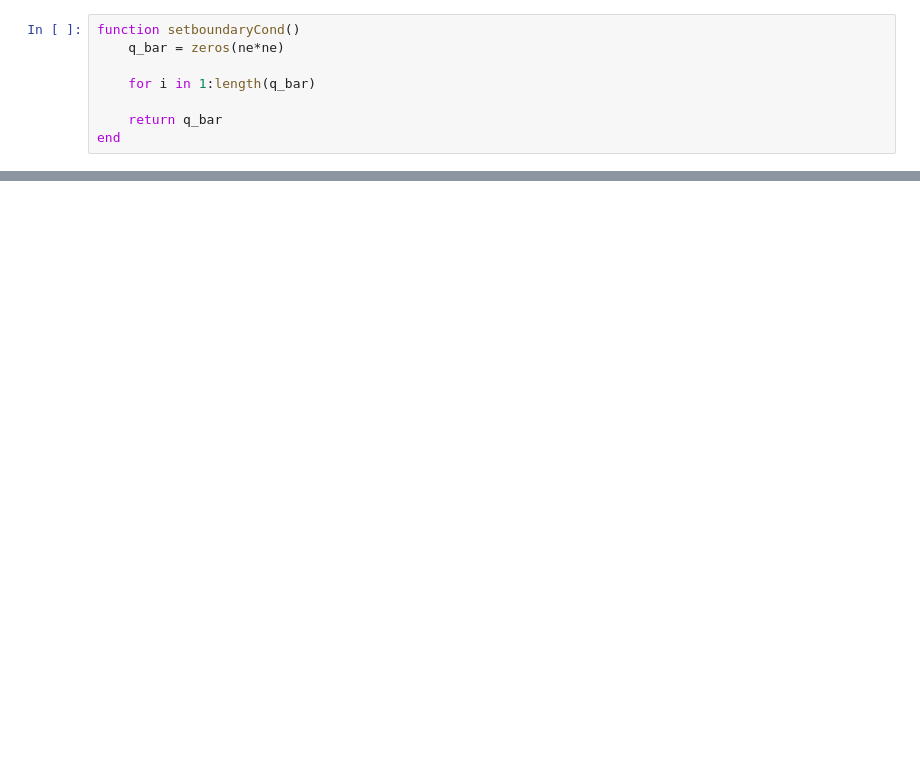
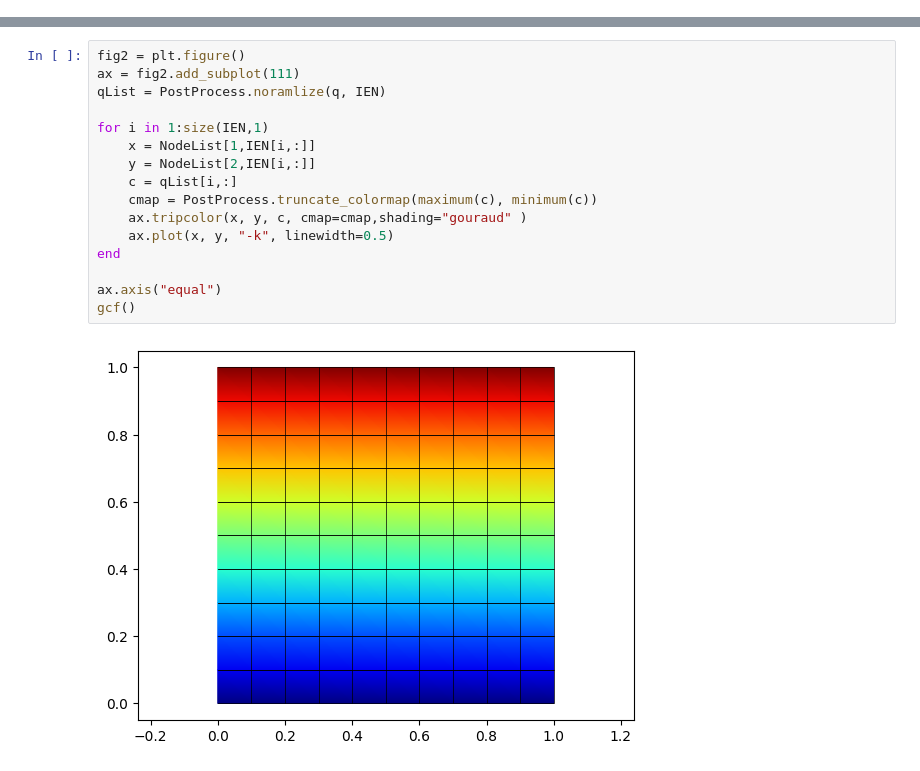
Before and after one commit to soshalaw/smearFEM.jl, a Jupyter notebook: Notebooks/2d_fem_single_element.ipynb, the cells around one changed output, grey strips where cells are left out. Saved outputs shown, nothing was run; the diff lists cells and outputs as text; blank space fills up the shorter version.

```diff
--- a/Notebooks/2d_fem_single_element.ipynb
+++ b/Notebooks/2d_fem_single_element.ipynb
@@ -73,8 +80,0 @@ end
-# %%
-function setboundaryCond()
-    q_bar = zeros(ne*ne)
-
-    for i in 1:length(q_bar)
-
-    return q_bar
-end
@@ -142,0 +184,18 @@ for e in 1:ne*ne
+# %%
+fig2 = plt.figure()
+ax = fig2.add_subplot(111)
+qList = PostProcess.noramlize(q, IEN)
+
+for i in 1:size(IEN,1)
+    x = NodeList[1,IEN[i,:]]
+    y = NodeList[2,IEN[i,:]]
+    c = qList[i,:]
+    cmap = PostProcess.truncate_colormap(maximum(c), minimum(c))
+    ax.tripcolor(x, y, c, cmap=cmap,shading="gouraud" )
+    ax.plot(x, y, "-k", linewidth=0.5)
+end
+
+ax.axis("equal")
+gcf()
+# %% [output]
+[figure, added]
```
Also changed, not shown: parts of 13 cells of this notebook, 2 other files.
